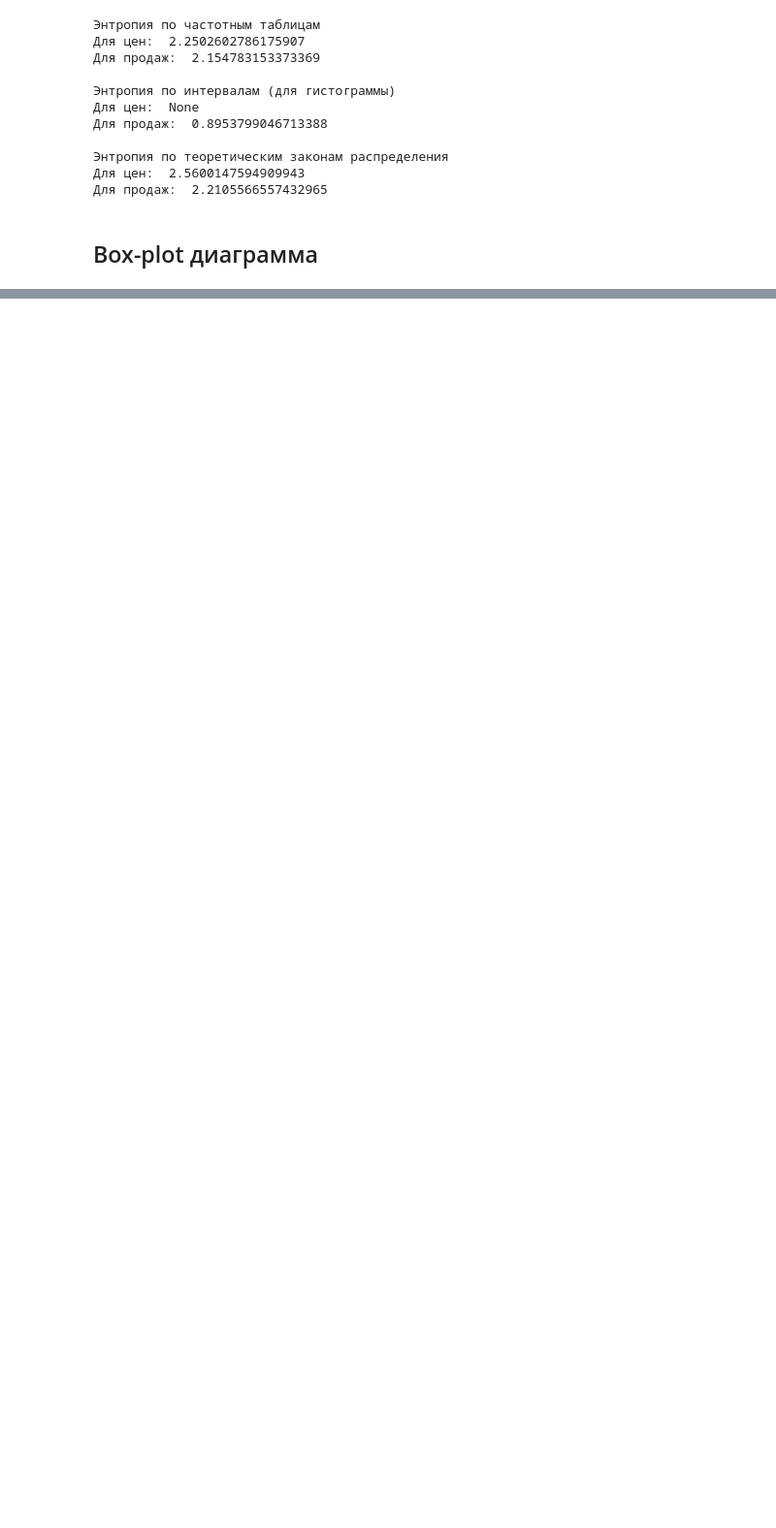
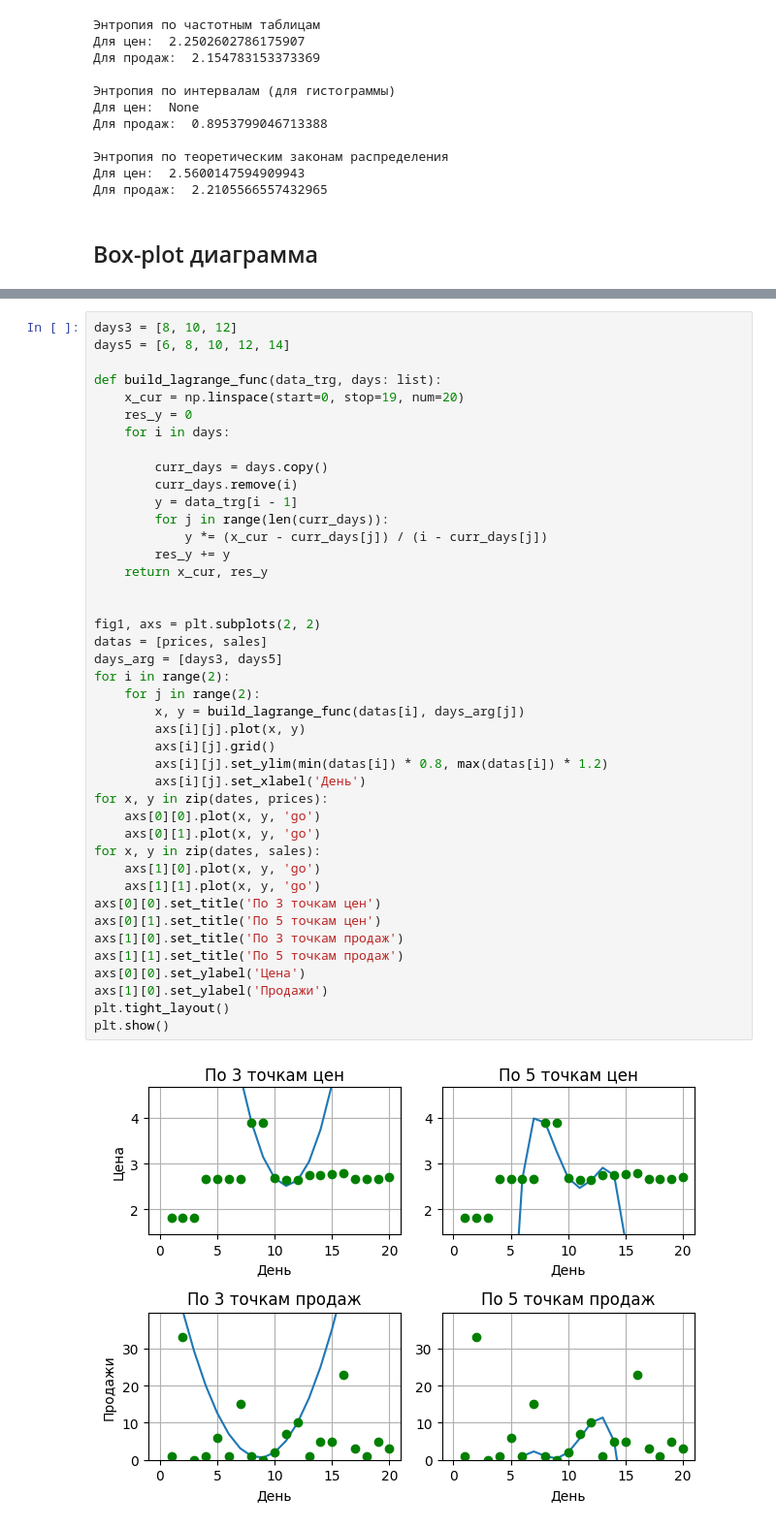
Before and after one commit to BVyaches/MLPerm, a Jupyter notebook: MathAnalysis.ipynb, the cells around one changed output, grey strips where cells are left out. Shown: that part at 97% size. Cells and saved outputs as stored; diff of their text form; blank space fills up the shorter version.

```diff
--- a/MathAnalysis.ipynb
+++ b/MathAnalysis.ipynb
@@ -489,0 +497,44 @@ plt.plot()
+# %%
+days3 = [8, 10, 12]
+days5 = [6, 8, 10, 12, 14]
+
+def build_lagrange_func(data_trg, days: list):
+    x_cur = np.linspace(start=0, stop=19, num=20)
+    res_y = 0
+    for i in days:
+
+        curr_days = days.copy()
+        curr_days.remove(i)
+        y = data_trg[i - 1]
+        for j in range(len(curr_days)):
+            y *= (x_cur - curr_days[j]) / (i - curr_days[j])
+        res_y += y
+    return x_cur, res_y
+
+
+fig1, axs = plt.subplots(2, 2)
+datas = [prices, sales]
+days_arg = [days3, days5]
+for i in range(2):
+    for j in range(2):
+        x, y = build_lagrange_func(datas[i], days_arg[j])
+        axs[i][j].plot(x, y)
+        axs[i][j].grid()
+        axs[i][j].set_ylim(min(datas[i]) * 0.8, max(datas[i]) * 1.2)
+        axs[i][j].set_xlabel('День')
+for x, y in zip(dates, prices):
+    axs[0][0].plot(x, y, 'go')
+    axs[0][1].plot(x, y, 'go')
+for x, y in zip(dates, sales):
+    axs[1][0].plot(x, y, 'go')
+    axs[1][1].plot(x, y, 'go')
+axs[0][0].set_title('По 3 точкам цен')
+axs[0][1].set_title('По 5 точкам цен')
+axs[1][0].set_title('По 3 точкам продаж')
+axs[1][1].set_title('По 5 точкам продаж')
+axs[0][0].set_ylabel('Цена')
+axs[1][0].set_ylabel('Продажи')
+plt.tight_layout()
+plt.show()
+# %% [output]
+[figure, added]
```
Also changed, not shown: parts of 12 cells of this notebook, 1 other file.
